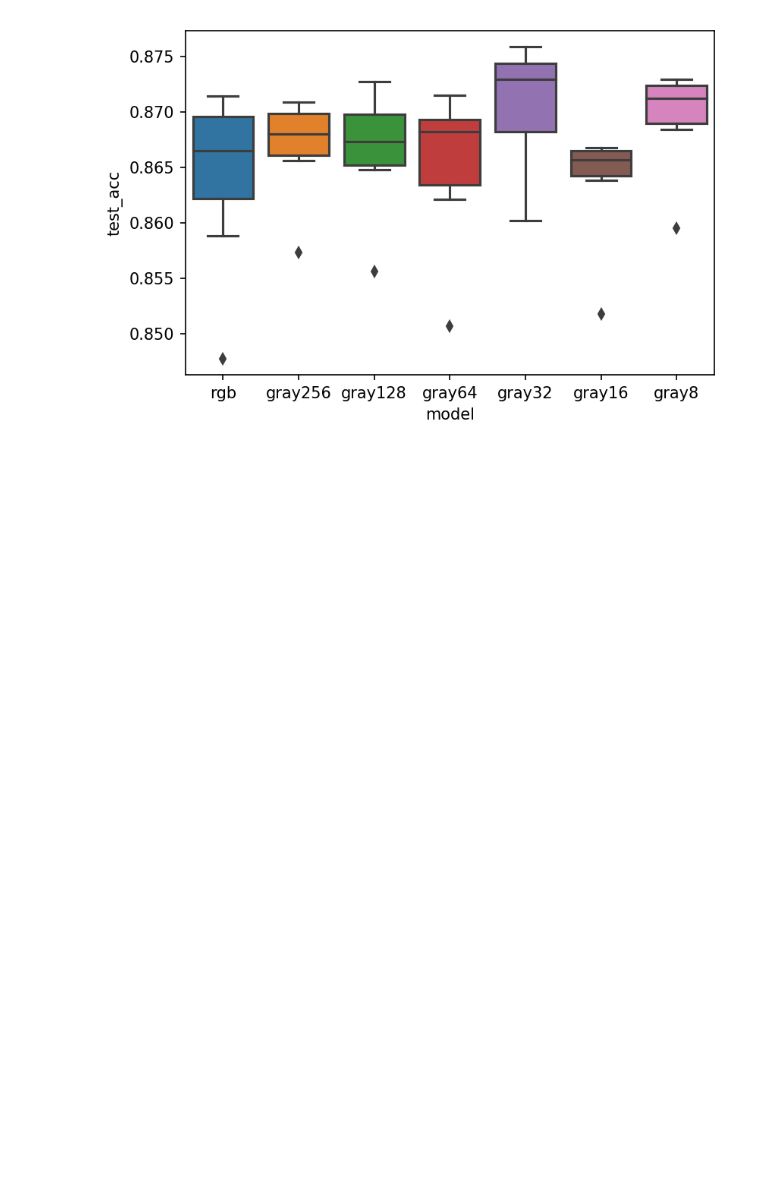
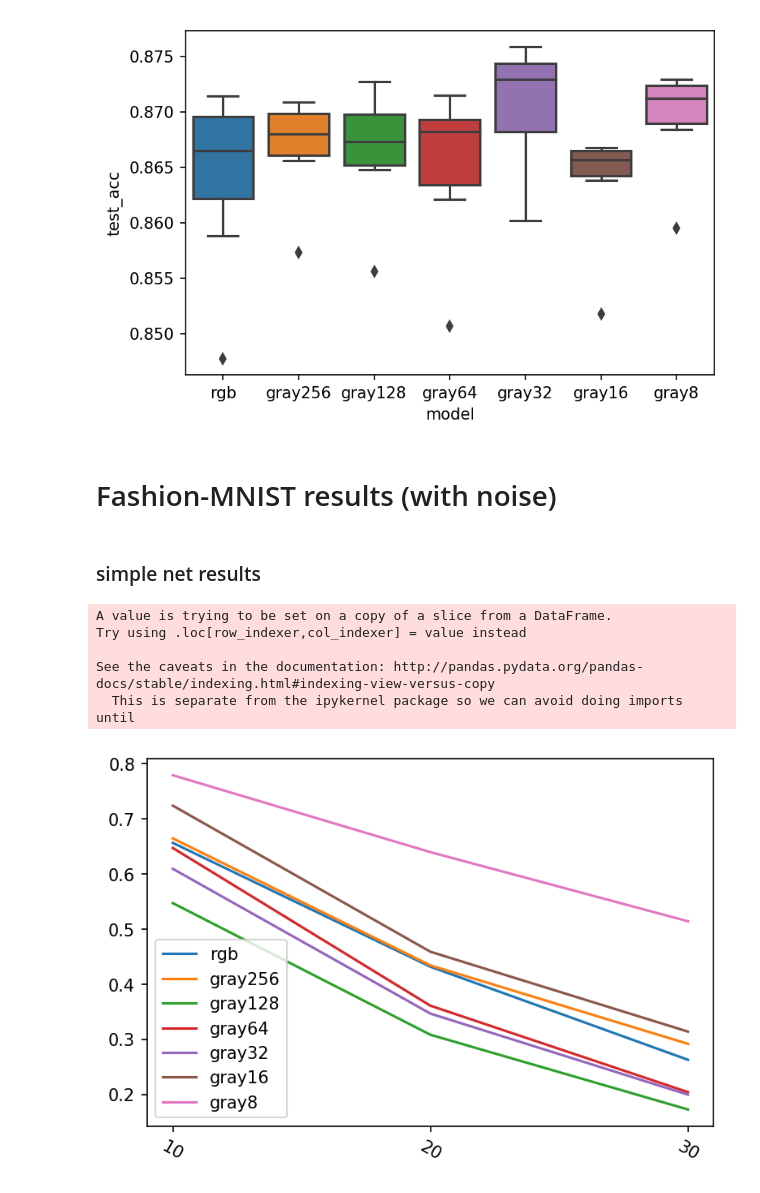
Before and after one commit to tiagosn/cnn_rgb_grayscale, a Jupyter notebook: plots.ipynb, the cells around one changed output. Cells and saved outputs as stored; diff of their text form; code cells hidden in the pictures; blank space fills up the shorter version.

Commit message:
plots from noise tests

```diff
--- a/plots.ipynb
+++ b/plots.ipynb
@@ -43,6 +43,30 @@ def plot_acc_line(df):
 #     ax.set_ylim((0.5, 1.0))
     ax.legend(loc='best')
     plt.show()
+# %%
+def plot_acc_line_noise(df):
+    for mn in MODEL_NAMES:
+        df['model'] = df['model'].str.replace('%s_' % (mn), '')
+    for ds in DATASET_NAMES:
+        df['model'] = df['model'].str.replace('%s_' % (ds), '')
+    df['model'] = df['model'].str.replace('.h5', '')
+
+    df['noise_level'] = df['dataset'].str.replace('fashion_mnist-', '')
+    noise_leves = df['noise_level'].unique()
+
+    fig, ax = plt.subplots()
+
+    for cs in CS_ORDER:
+        aux = df[df['model'] == cs]
+        accs = [aux[aux['noise_level'] == i]['test_acc'].values[0] for i in noise_leves]
+        plt.plot(accs, label=cs)
+
+    plt.legend(labels=CS_ORDER)
+    plt.xticks([0, 1, 2])
+    ax.set_xticklabels([''] + noise_leves, rotation=-30)
+#     ax.set_ylim((0.5, 1.0))
+    ax.legend(loc='best')
+    plt.show()
 # %% [markdown]
 # CIFAR-10 results
 # %%
@@ -322,3 +346,21 @@ sb.boxplot(x='model', y='test_acc', data=resnet20_fm_features[['model', 'test_ac
 # %% [output]
 <matplotlib.axes._subplots.AxesSubplot at 0x...>
 [figure]
+# %% [markdown]
+# Fashion-MNIST results (with noise)
+# %%
+fm_noise_results = pd.read_csv('results_fashion_mnist-noise.csv')
+fm_noise_results = fm_noise_results[fm_noise_results['color_space'] != 'rgb']
+# %% [markdown]
+### simple net results
+# %%
+simple_noise = fm_noise_results[fm_noise_results['model'].str.contains('simple')]
+# sb.boxplot(x='model', y='test_acc', data=simple_noise[['model', 'test_acc']])
+plot_acc_line_noise(simple_noise)
+# %% [output]
+A value is trying to be set on a copy of a slice from a DataFrame.
+Try using .loc[row_indexer,col_indexer] = value instead
+
+See the caveats in the documentation: http://pandas.pydata.org/pandas-docs/stable/indexing.html#indexing-view-versus-copy
+  This is separate from the ipykernel package so we can avoid doing imports until
+[figure, added]
```
Also changed, not shown: parts of 4 cells of this notebook.
